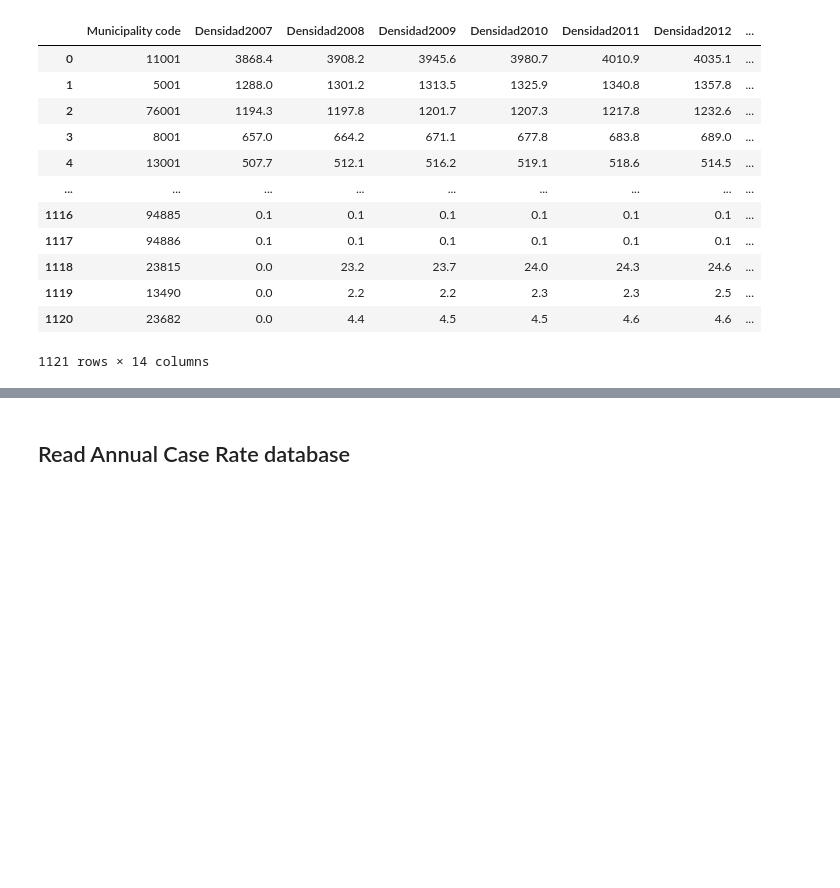
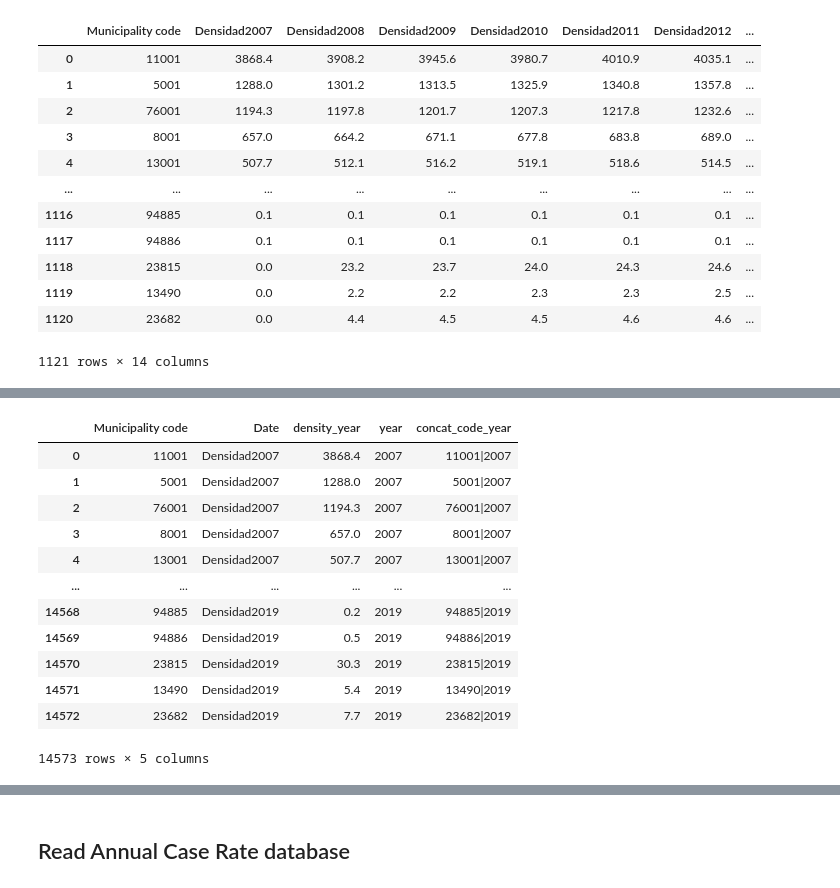
Before and after one commit to cposada8/dataton_make_health, a Jupyter notebook: EDA/Merge_features.ipynb, the cells around one changed output, grey strips where cells are left out. Cells and saved outputs as stored; diff of their text form; code cells hidden in the pictures; blank space fills up the shorter version.

```diff
--- a/EDA/Merge_features.ipynb
+++ b/EDA/Merge_features.ipynb
@@ -120,0 +104,6 @@ df
+# %%
+# transform the density data
+density_data = density_df.melt(id_vars=["Municipality code"],
+        var_name="Date",
+        value_name="density_year")
+density_data
@@ -120,0 +124,20 @@ df
+# %%
+density_data['year'] = density_data.Date.apply(lambda x: int(x[-4:]))
+# %%
+density_data['concat_code_year'] = density_data['Municipality code'].astype('str') + "|" + \
+                                    density_data['year'].astype('str')
+density_data
+# %% [output]
+|  | Municipality code | Date | density_year | year | concat_code_year |
+| 0 | 11001 | Densidad2007 | 3868.4 | 2007 | 11001|2007 |
+| 1 | 5001 | Densidad2007 | 1288.0 | 2007 | 5001|2007 |
+| 2 | 76001 | Densidad2007 | 1194.3 | 2007 | 76001|2007 |
+| 3 | 8001 | Densidad2007 | 657.0 | 2007 | 8001|2007 |
+| 4 | 13001 | Densidad2007 | 507.7 | 2007 | 13001|2007 |
+| ... | ... | ... | ... | ... | ... |
+| 14568 | 94885 | Densidad2019 | 0.2 | 2019 | 94885|2019 |
+| 14569 | 94886 | Densidad2019 | 0.5 | 2019 | 94886|2019 |
+| 14570 | 23815 | Densidad2019 | 30.3 | 2019 | 23815|2019 |
+| 14571 | 13490 | Densidad2019 | 5.4 | 2019 | 13490|2019 |
+| 14572 | 23682 | Densidad2019 | 7.7 | 2019 | 23682|2019 |
+14573 rows × 5 columns
```
Also changed, not shown: parts of 11 cells of this notebook, 6 other files.
